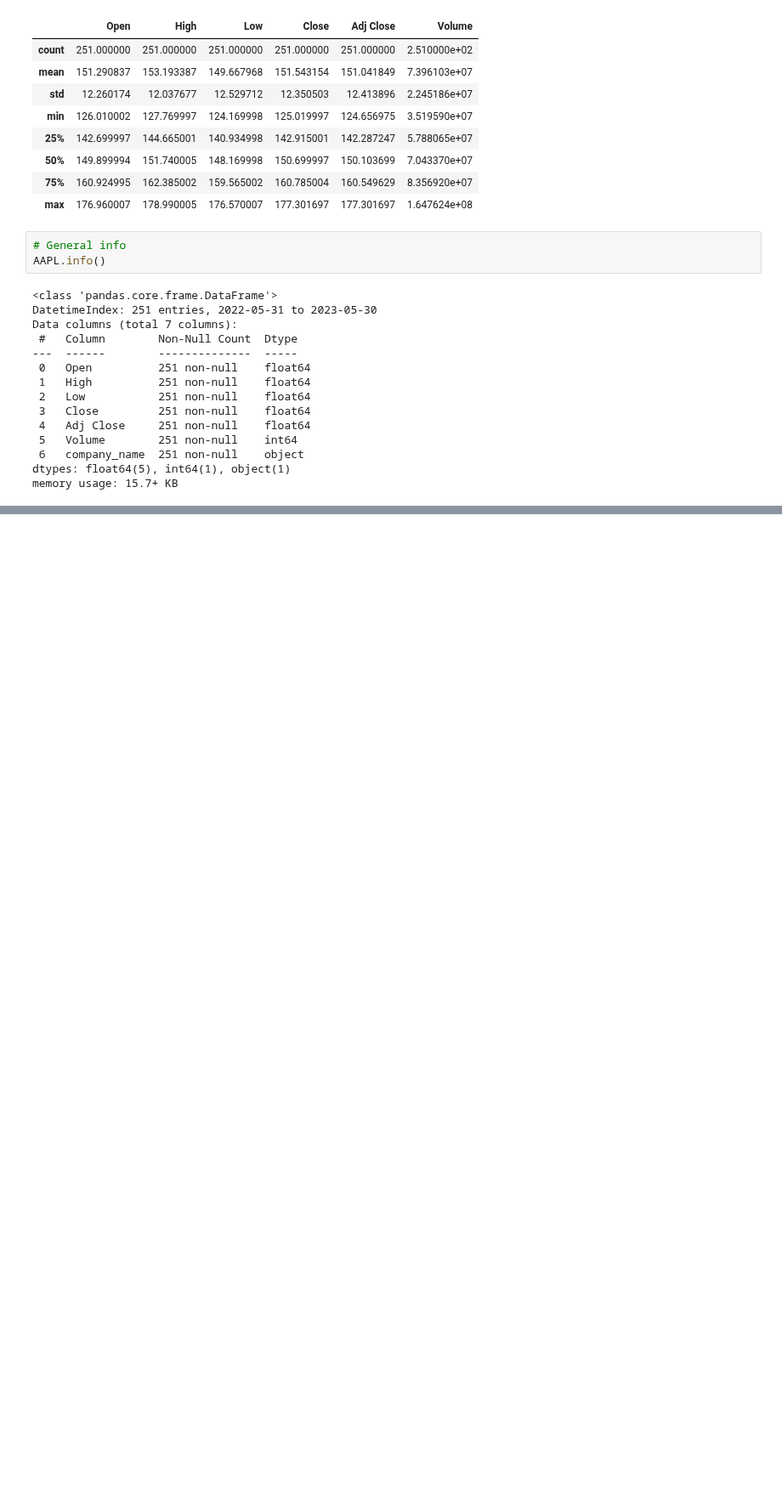
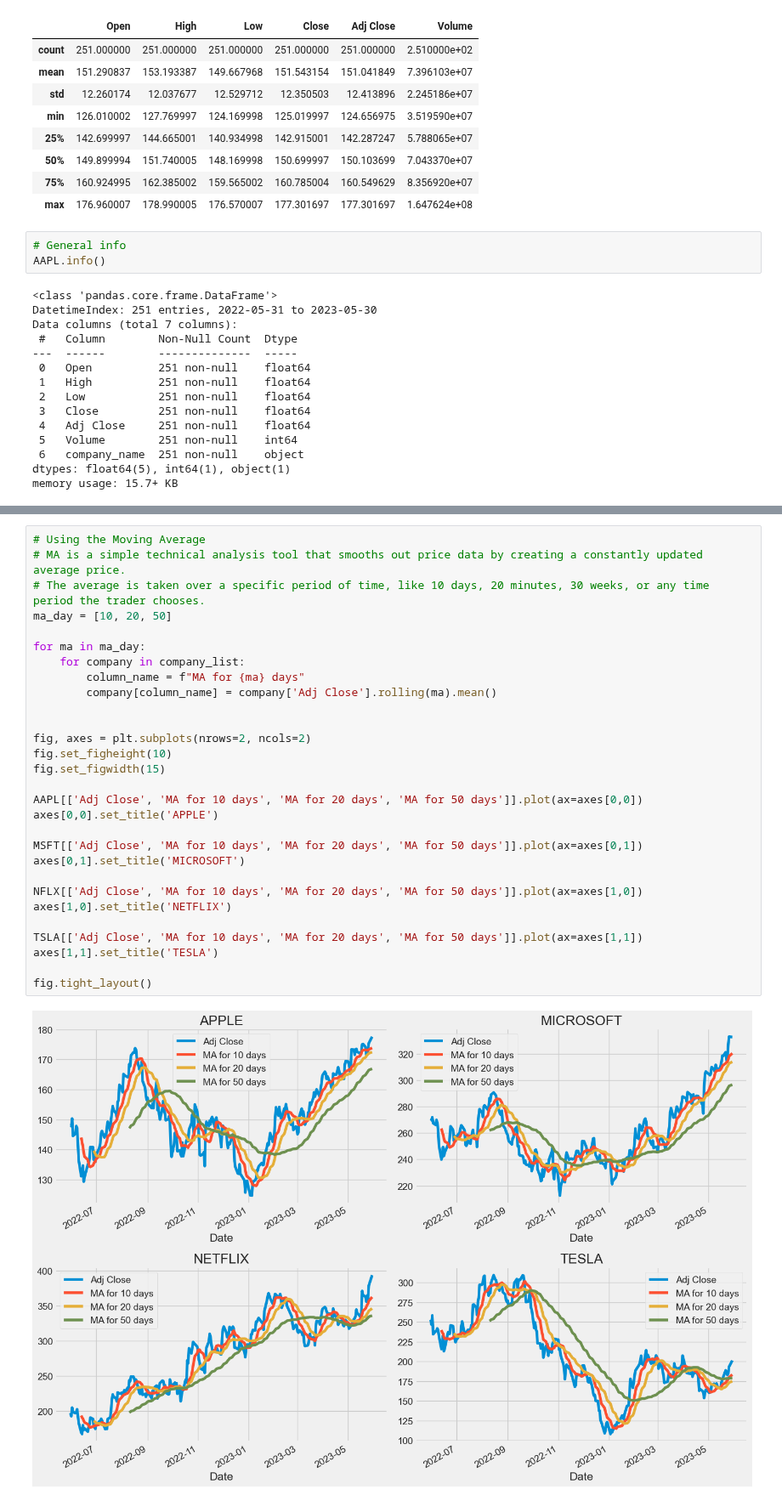
Before and after one commit to dennisdeneve/StockPredictor, a Jupyter notebook: LSTM_stock_predictor.ipynb, the cells around one changed output, grey strips where cells are left out. Shown at 85% size. Saved outputs shown, nothing was run; the diff lists cells and outputs as text; blank space fills up the shorter version.

```diff
--- a/LSTM_stock_predictor.ipynb
+++ b/LSTM_stock_predictor.ipynb
@@ -101,0 +117,31 @@ plt.tight_layout()
+# %%
+# Using the Moving Average
+# MA is a simple technical analysis tool that smooths out price data by creating a constantly updated average price.
+# The average is taken over a specific period of time, like 10 days, 20 minutes, 30 weeks, or any time period the trader chooses.
+ma_day = [10, 20, 50]
+
+for ma in ma_day:
+    for company in company_list:
+        column_name = f"MA for {ma} days"
+        company[column_name] = company['Adj Close'].rolling(ma).mean()
+
+
+fig, axes = plt.subplots(nrows=2, ncols=2)
+fig.set_figheight(10)
+fig.set_figwidth(15)
+
+AAPL[['Adj Close', 'MA for 10 days', 'MA for 20 days', 'MA for 50 days']].plot(ax=axes[0,0])
+axes[0,0].set_title('APPLE')
+
+MSFT[['Adj Close', 'MA for 10 days', 'MA for 20 days', 'MA for 50 days']].plot(ax=axes[0,1])
+axes[0,1].set_title('MICROSOFT')
+
+NFLX[['Adj Close', 'MA for 10 days', 'MA for 20 days', 'MA for 50 days']].plot(ax=axes[1,0])
+axes[1,0].set_title('NETFLIX')
+
+TSLA[['Adj Close', 'MA for 10 days', 'MA for 20 days', 'MA for 50 days']].plot(ax=axes[1,1])
+axes[1,1].set_title('TESLA')
+
+fig.tight_layout()
+# %% [output]
+[figure, added]
```
Also changed, not shown: parts of 3 cells of this notebook.
